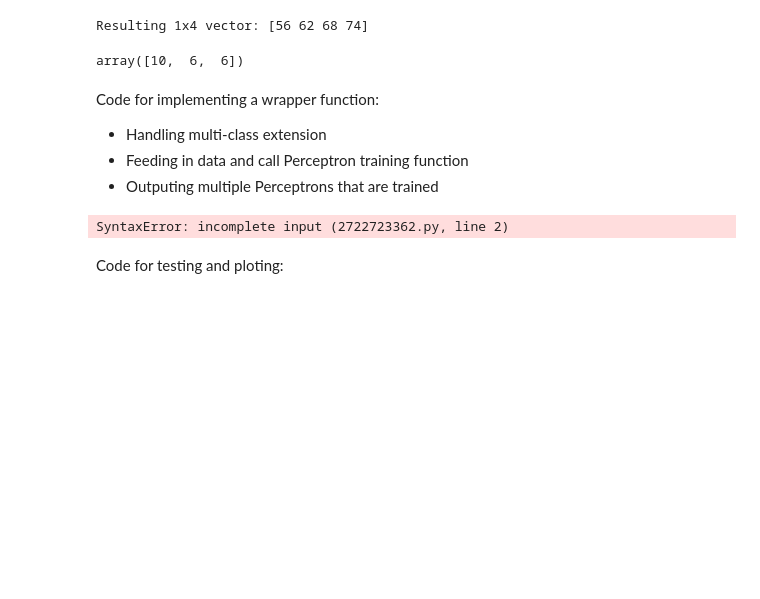
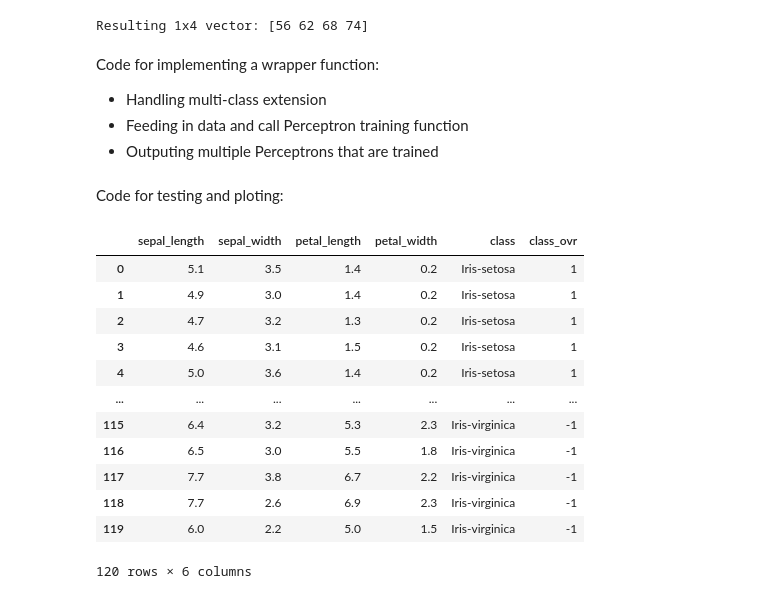
Before and after one commit to charlie-liuu/CS480, a Jupyter notebook: cs480680_assignment1_W24.ipynb, the cells around one changed output. Saved outputs shown, nothing was run; the diff lists cells and outputs as text; code cells hidden in the pictures; blank space fills up the shorter version.

```diff
--- a/cs480680_assignment1_W24.ipynb
+++ b/cs480680_assignment1_W24.ipynb
@@ -190,17 +192,8 @@ result = np.dot(vector, matrix)
 print("Resulting 1x4 vector:", result)
 # %% [output]
 Resulting 1x4 vector: [56 62 68 74]
-# %%
-np.matmul(w, X)
-# %% [output]
-array([10,  6,  6])
 # %% [markdown]
 Code for implementing a wrapper function:
 - Handling multi-class extension
 - Feeding in data and call Perceptron training function
 - Outputing multiple Perceptrons that are trained
-# %%
-# TODO: your implementation
-def multiclass(func):
-# %% [output]
-SyntaxError: incomplete input (2722723362.py, line 2)
@@ -207,5 +236,21 @@ SyntaxError: incomplete input (2722723362.py, line 2)
 # %% [markdown]
 Code for testing and ploting:
+# %%
+train
+# %% [output]
+|  | sepal_length | sepal_width | petal_length | petal_width | class | class_ovr |
+| 0 | 5.1 | 3.5 | 1.4 | 0.2 | Iris-setosa | 1 |
+| 1 | 4.9 | 3.0 | 1.4 | 0.2 | Iris-setosa | 1 |
+| 2 | 4.7 | 3.2 | 1.3 | 0.2 | Iris-setosa | 1 |
+| 3 | 4.6 | 3.1 | 1.5 | 0.2 | Iris-setosa | 1 |
+| 4 | 5.0 | 3.6 | 1.4 | 0.2 | Iris-setosa | 1 |
+| ... | ... | ... | ... | ... | ... | ... |
+| 115 | 6.4 | 3.2 | 5.3 | 2.3 | Iris-virginica | -1 |
+| 116 | 6.5 | 3.0 | 5.5 | 1.8 | Iris-virginica | -1 |
+| 117 | 7.7 | 3.8 | 6.7 | 2.2 | Iris-virginica | -1 |
+| 118 | 7.7 | 2.6 | 6.9 | 2.3 | Iris-virginica | -1 |
+| 119 | 6.0 | 2.2 | 5.0 | 1.5 | Iris-virginica | -1 |
+120 rows × 6 columns
 # %%
 # TODO: plot the accuracy against the number of iterations
 # TODO: report the final accuracy
```
Also changed, not shown: parts of 7 cells of this notebook.
